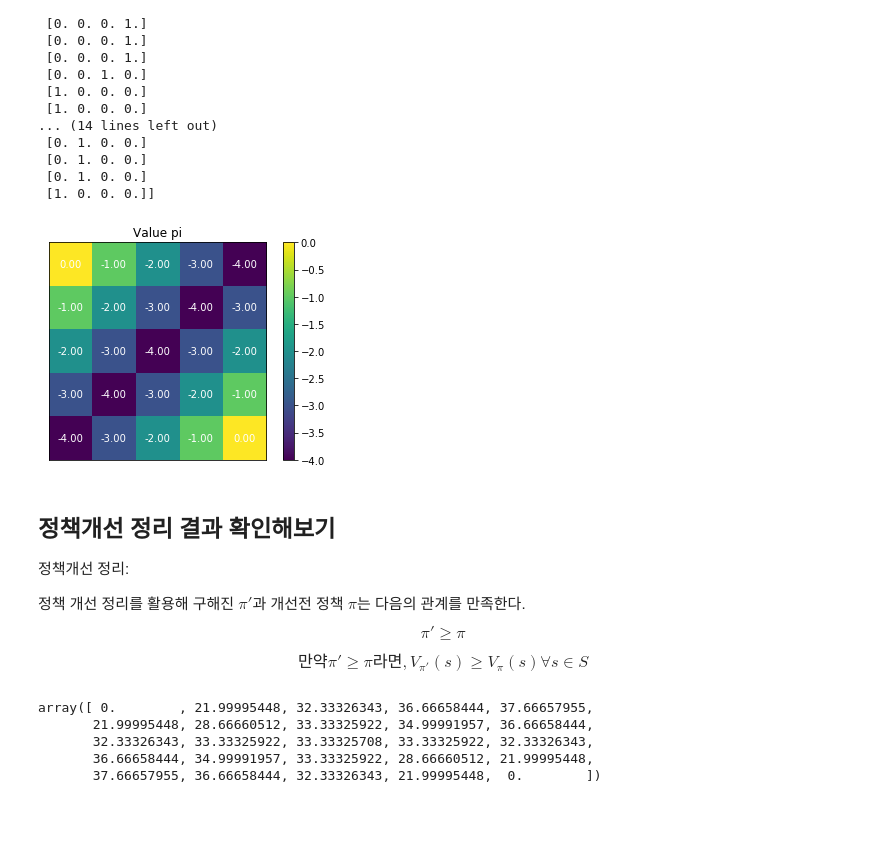
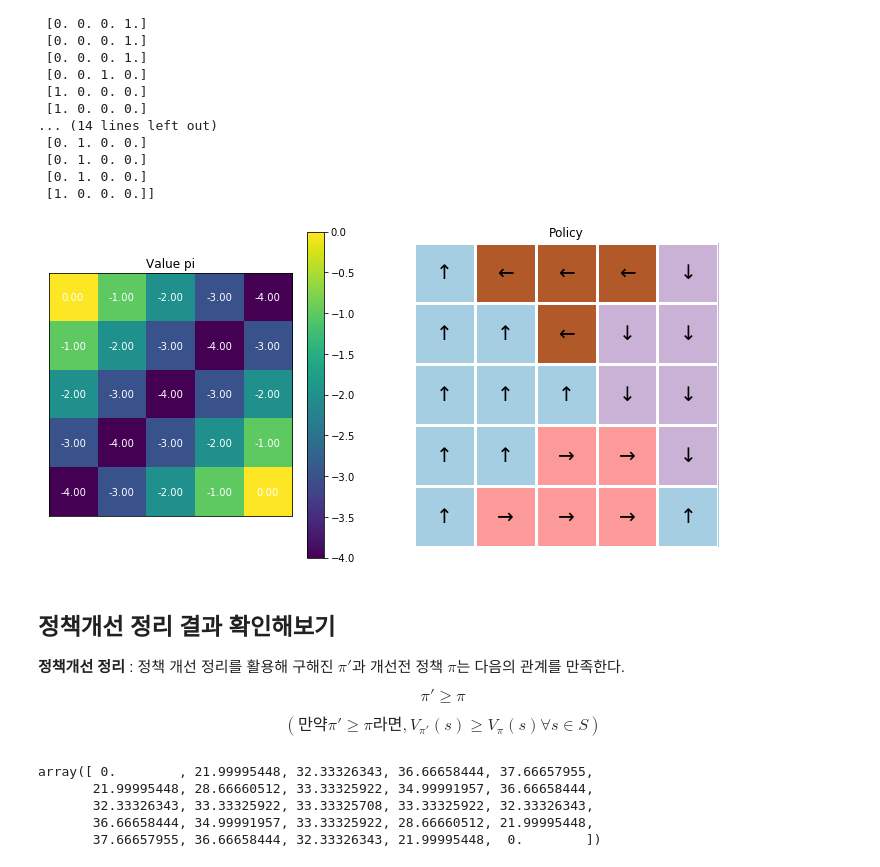
Before and after one commit to greenmonn/rl-playground, a Jupyter notebook: [DP 02] Tensorized DP - Policy evaluation, Policy improvement.ipynb, the cells around one changed output. Cells and saved outputs as stored; diff of their text form; code cells hidden in the pictures; blank space fills up the shorter version.

```diff
--- a/[DP 02] Tensorized DP - Policy evaluation, Policy improvement.ipynb
+++ b/[DP 02] Tensorized DP - Policy evaluation, Policy improvement.ipynb
@@ -152,8 +388,12 @@ action dimension: 4
  [1. 0. 0. 0.]]
 # %%
 v_pi = dp_agent.policy_evaluation()
-fig, ax = plt.subplots(1,1)
-visualize_value_function(ax, v_pi, nx, ny)
-_ = ax.set_title("Value pi")
+fig, ax = plt.subplots(1,2, figsize=(12,6))
+visualize_value_function(ax[0], v_pi, nx, ny)
+_ = ax[0].set_title("Value pi")
+visualize_policy(ax[1], dp_agent.policy, nx, ny)
+_ = ax[1].set_title("Policy")
+
+v_new = v_pi # 개선된 정책에 대한 가치함수
 # %% [output]
-[figure, old version]
+[figure, new version]
@@ -162,12 +400,10 @@ v_new = v_pi # 개선된 정책에 대한 가치함수
 # %% [markdown]
 ## 정책개선 정리 결과 확인해보기
 
-정책개선 정리:
-
-정책 개선 정리를 활용해 구해진 $\pi'$과 개선전 정책 $\pi$는 다음의 관계를 만족한다.
+__정책개선 정리__ : 정책 개선 정리를 활용해 구해진 $\pi'$과 개선전 정책 $\pi$는 다음의 관계를 만족한다.
 $$\pi' \geq \pi$$
 
-$$만약 \pi' \geq \pi 라면, V_{\pi'}(s) \geq V_{\pi}(s) \forall s \in S $$
+$$(만약 \pi' \geq \pi 라면, V_{\pi'}(s) \geq V_{\pi}(s) \forall s \in S)$$
 # %%
 delta_v = v_new - v_old
 # %%
```
Also changed, not shown: parts of 27 cells of this notebook, 3 other files.
